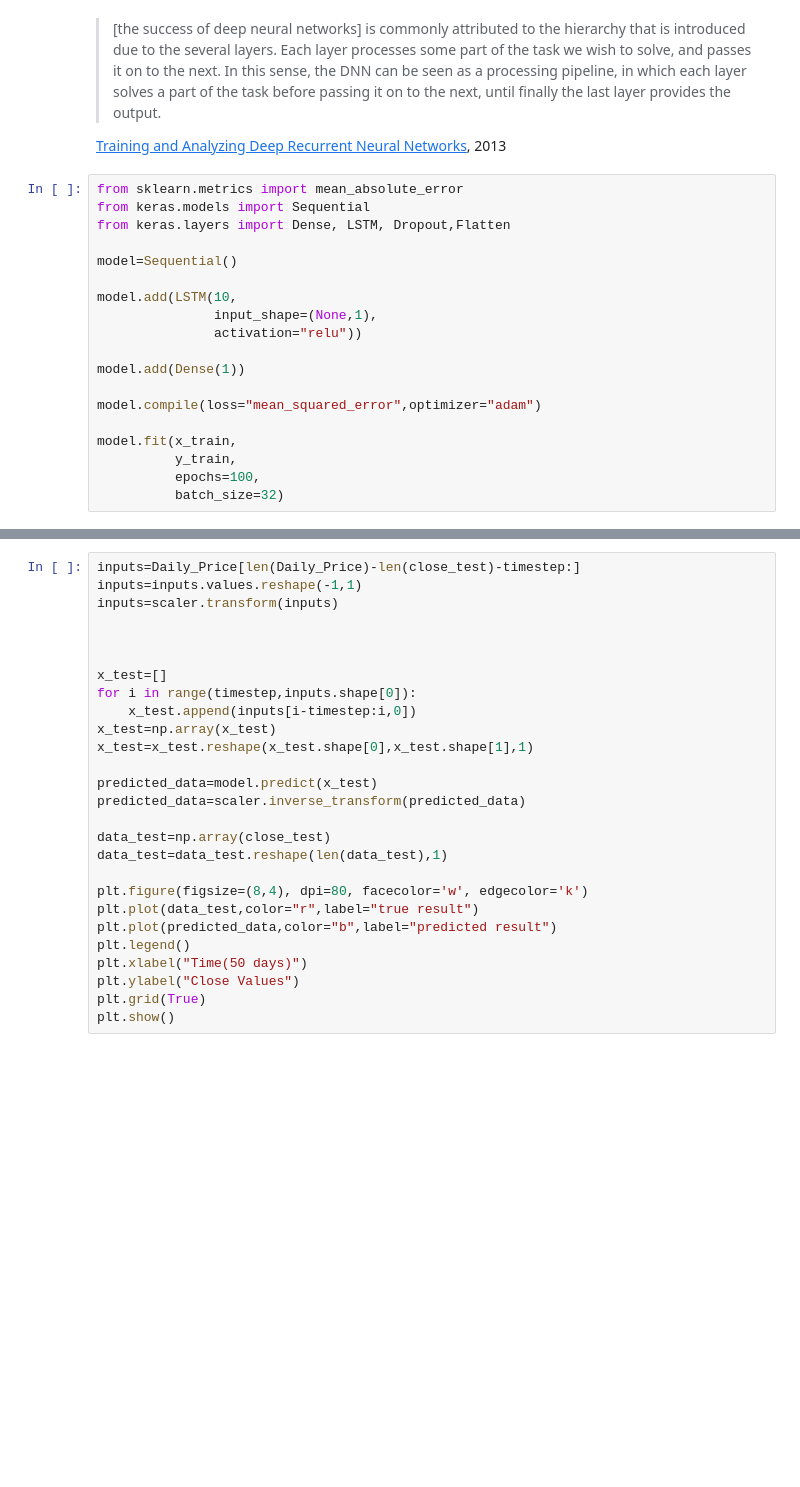
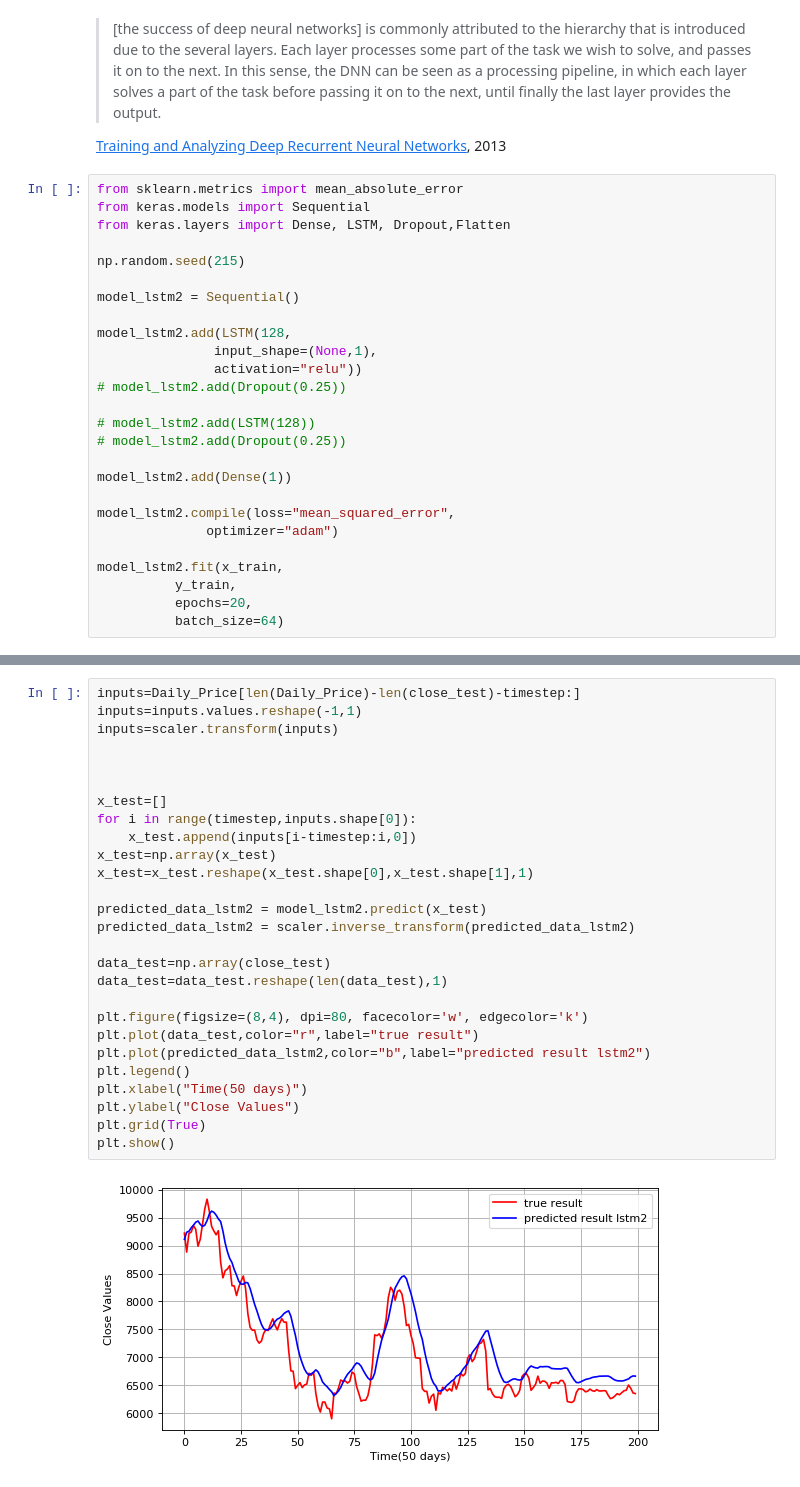
Before and after one commit to danjpark/bitcoin-machinelearning, a Jupyter notebook: BTC_Machine_Learning.ipynb, the cells around one changed output, grey strips where cells are left out. Cells and saved outputs as stored; diff of their text form; blank space fills up the shorter version.

```diff
--- a/BTC_Machine_Learning.ipynb
+++ b/BTC_Machine_Learning.ipynb
@@ -583,18 +611,25 @@ from sklearn.metrics import mean_absolute_error
 from keras.models import Sequential
 from keras.layers import Dense, LSTM, Dropout,Flatten
 
-model=Sequential()
+np.random.seed(215)
 
-model.add(LSTM(10,
+model_lstm2 = Sequential()
+
+model_lstm2.add(LSTM(128,
                input_shape=(None,1),
                activation="relu"))
+# model_lstm2.add(Dropout(0.25))
 
-model.add(Dense(1))
+# model_lstm2.add(LSTM(128))
+# model_lstm2.add(Dropout(0.25))
 
-model.compile(loss="mean_squared_error",optimizer="adam")
+model_lstm2.add(Dense(1))
 
-model.fit(x_train,
+model_lstm2.compile(loss="mean_squared_error",
+              optimizer="adam")
+
+model_lstm2.fit(x_train,
           y_train,
-          epochs=100,
-          batch_size=32)
+          epochs=20,
+          batch_size=64)
 # %% [output]
@@ -605,27 +659,29 @@ KeyboardInterrupt:
 # %%
 inputs=Daily_Price[len(Daily_Price)-len(close_test)-timestep:]
 inputs=inputs.values.reshape(-1,1)
 inputs=scaler.transform(inputs)
 
 
 
 x_test=[]
 for i in range(timestep,inputs.shape[0]):
     x_test.append(inputs[i-timestep:i,0])
 x_test=np.array(x_test)
 x_test=x_test.reshape(x_test.shape[0],x_test.shape[1],1)
 
-predicted_data=model.predict(x_test)
-predicted_data=scaler.inverse_transform(predicted_data)
+predicted_data_lstm2 = model_lstm2.predict(x_test)
+predicted_data_lstm2 = scaler.inverse_transform(predicted_data_lstm2)
 
 data_test=np.array(close_test)
 data_test=data_test.reshape(len(data_test),1)
 
 plt.figure(figsize=(8,4), dpi=80, facecolor='w', edgecolor='k')
 plt.plot(data_test,color="r",label="true result")
-plt.plot(predicted_data,color="b",label="predicted result")
+plt.plot(predicted_data_lstm2,color="b",label="predicted result lstm2")
 plt.legend()
 plt.xlabel("Time(50 days)")
 plt.ylabel("Close Values")
 plt.grid(True)
 plt.show()
+# %% [output]
+[figure, added]
```
Also changed, not shown: parts of 19 cells of this notebook.
